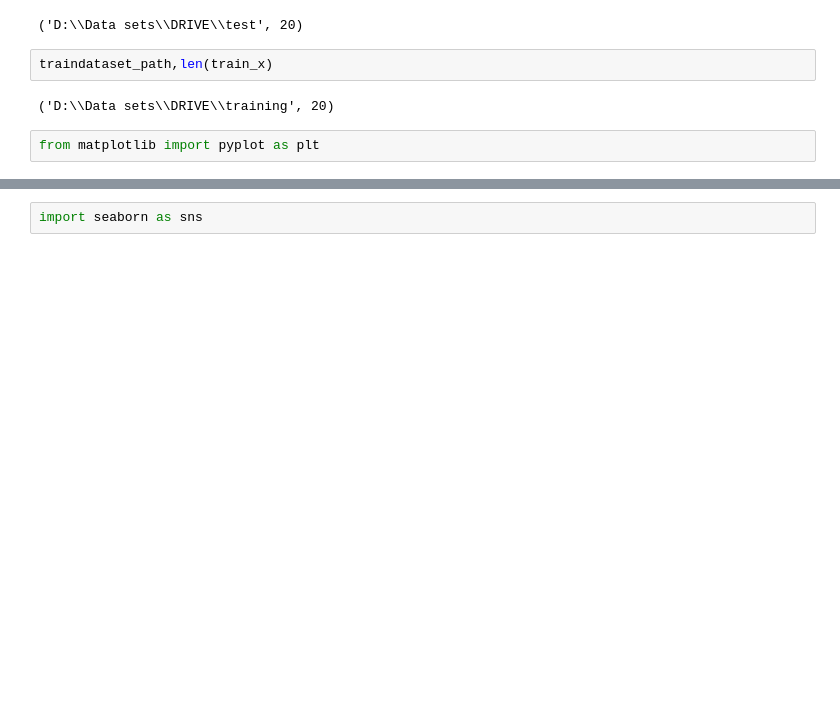
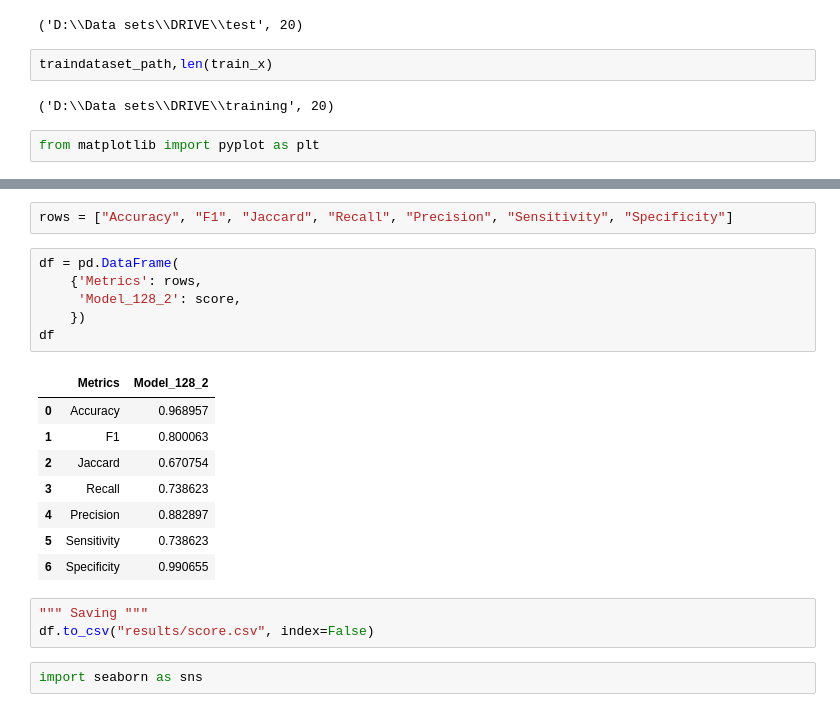
Before and after one commit to ShirsenduRyo/Digital-Retinal-Image-Vessel-Extraction, a Jupyter notebook: Evaluation.ipynb, the cells around one changed output, grey strips where cells are left out. Cells and saved outputs as stored; diff of their text form; blank space fills up the shorter version.

Commit message:
Green Model Tested

```diff
--- a/Evaluation.ipynb
+++ b/Evaluation.ipynb
@@ -288,3 +288,23 @@ df
+# %%
+rows = ["Accuracy", "F1", "Jaccard", "Recall", "Precision", "Sensitivity", "Specificity"]
+# %%
+df = pd.DataFrame(
+    {'Metrics': rows,
+     'Model_128_2': score,
+    })
+df
+# %% [output]
+|  | Metrics | Model_128_2 |
+| 0 | Accuracy | 0.968957 |
+| 1 | F1 | 0.800063 |
+| 2 | Jaccard | 0.670754 |
+| 3 | Recall | 0.738623 |
+| 4 | Precision | 0.882897 |
+| 5 | Sensitivity | 0.738623 |
+| 6 | Specificity | 0.990655 |
+# %%
+""" Saving """
+df.to_csv("results/score.csv", index=False)
 # %%
 import seaborn as sns
 # %%
```
Also changed, not shown: parts of 17 cells of this notebook, 4 other files.
